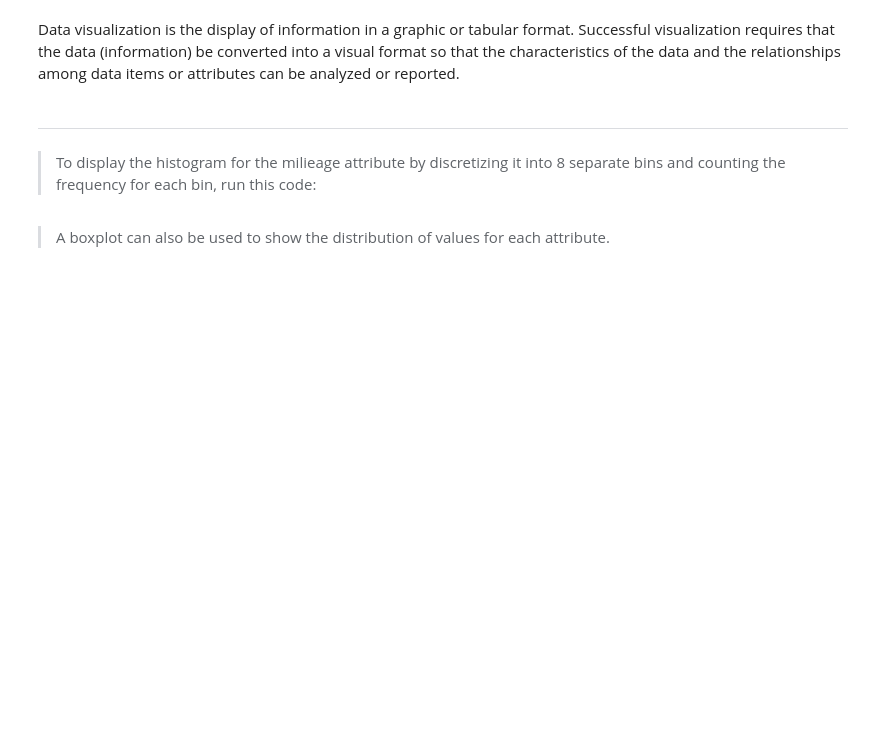
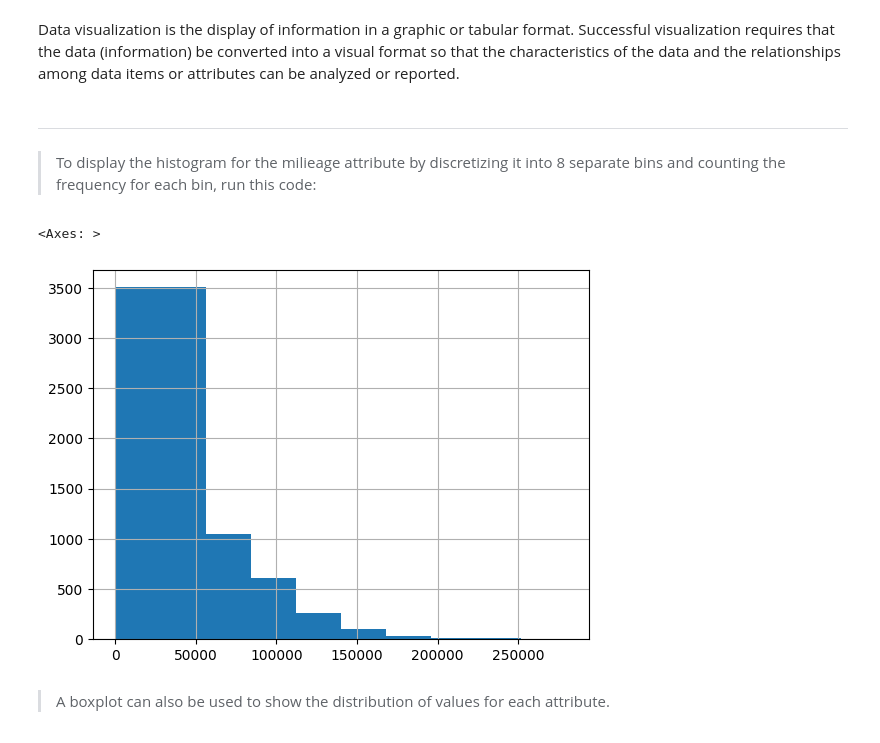
Before and after one commit to AxterDoesCode/DataMining, a Jupyter notebook: Lab01.ipynb, the cells around one changed output. Saved outputs shown, nothing was run; the diff lists cells and outputs as text; code cells hidden in the pictures; blank space fills up the shorter version.

```diff
--- a/Lab01.ipynb
+++ b/Lab01.ipynb
@@ -323,7 +321,10 @@ Data visualization is the display of information in a graphic or tabular format.
 # %%
 %matplotlib inline
 
-df['Mileage'].hist(bins=8)
+df['Mileage'].hist(bins=10)
+# %% [output]
+<Axes: >
+[figure, added]
 # %% [markdown]
 > A boxplot can also be used to show the distribution of values for each attribute.
 
```
Also changed, not shown: parts of 5 cells of this notebook.
